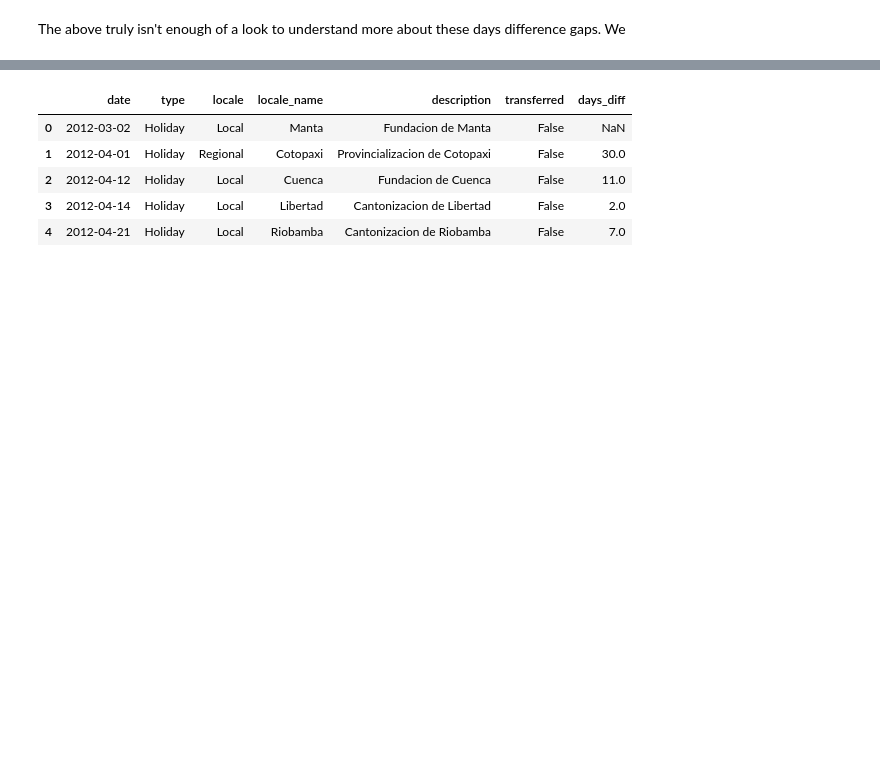
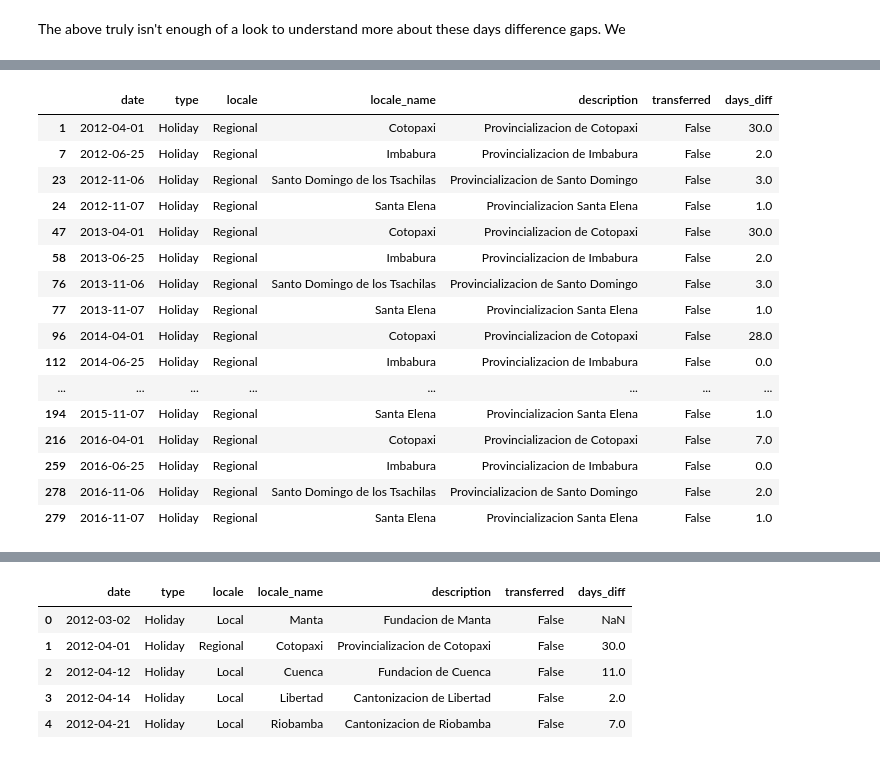
Before and after one commit to chriskuz/store_sales_time_series_forecasting, a Jupyter notebook: src/data_look.ipynb, the cells around one changed output, grey strips where cells are left out. Cells and saved outputs as stored; diff of their text form; code cells hidden in the pictures; blank space fills up the shorter version.

```diff
--- a/src/data_look.ipynb
+++ b/src/data_look.ipynb
@@ -484,0 +559,20 @@ display(
+# %%
+holidays[holidays["locale"] == "Regional"].head(20)
+# %% [output]
+|  | date | type | locale | locale_name | description | transferred | days_diff |
+| 1 | 2012-04-01 | Holiday | Regional | Cotopaxi | Provincializacion de Cotopaxi | False | 30.0 |
+| 7 | 2012-06-25 | Holiday | Regional | Imbabura | Provincializacion de Imbabura | False | 2.0 |
+| 23 | 2012-11-06 | Holiday | Regional | Santo Domingo de los Tsachilas | Provincializacion de Santo Domingo | False | 3.0 |
+| 24 | 2012-11-07 | Holiday | Regional | Santa Elena | Provincializacion Santa Elena | False | 1.0 |
+| 47 | 2013-04-01 | Holiday | Regional | Cotopaxi | Provincializacion de Cotopaxi | False | 30.0 |
+| 58 | 2013-06-25 | Holiday | Regional | Imbabura | Provincializacion de Imbabura | False | 2.0 |
+| 76 | 2013-11-06 | Holiday | Regional | Santo Domingo de los Tsachilas | Provincializacion de Santo Domingo | False | 3.0 |
+| 77 | 2013-11-07 | Holiday | Regional | Santa Elena | Provincializacion Santa Elena | False | 1.0 |
+| 96 | 2014-04-01 | Holiday | Regional | Cotopaxi | Provincializacion de Cotopaxi | False | 28.0 |
+| 112 | 2014-06-25 | Holiday | Regional | Imbabura | Provincializacion de Imbabura | False | 0.0 |
+| ... | ... | ... | ... | ... | ... | ... | ... |
+| 194 | 2015-11-07 | Holiday | Regional | Santa Elena | Provincializacion Santa Elena | False | 1.0 |
+| 216 | 2016-04-01 | Holiday | Regional | Cotopaxi | Provincializacion de Cotopaxi | False | 7.0 |
+| 259 | 2016-06-25 | Holiday | Regional | Imbabura | Provincializacion de Imbabura | False | 0.0 |
+| 278 | 2016-11-06 | Holiday | Regional | Santo Domingo de los Tsachilas | Provincializacion de Santo Domingo | False | 2.0 |
+| 279 | 2016-11-07 | Holiday | Regional | Santa Elena | Provincializacion Santa Elena | False | 1.0 |
```
Also changed, not shown: parts of 14 cells of this notebook.
